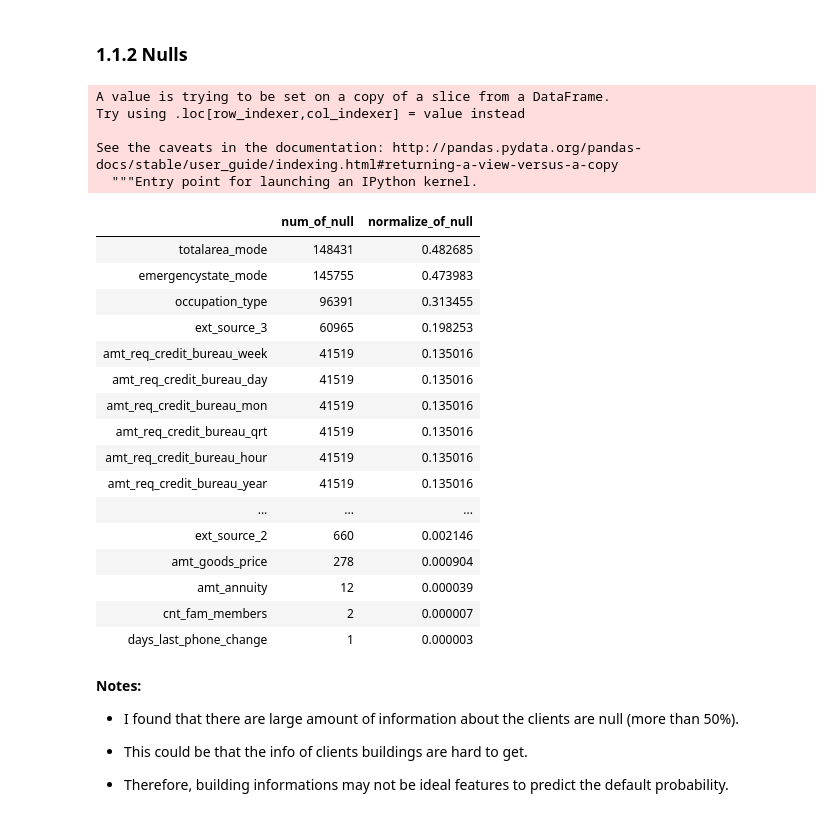
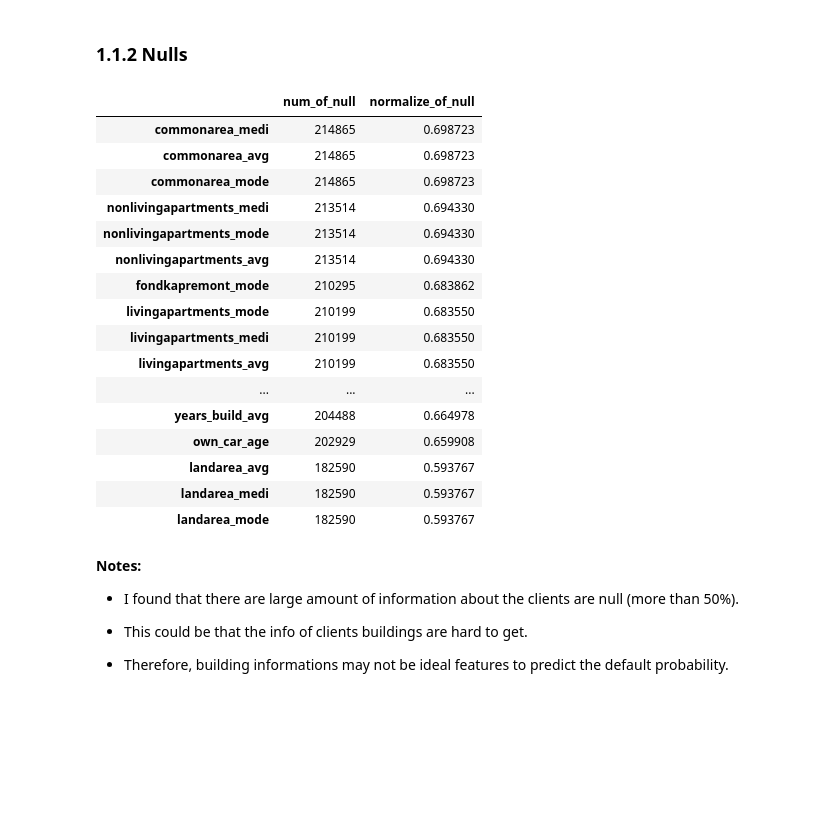
Before and after one commit to xcao38/data_mining_pjt, a Jupyter notebook: credit_defult_risk.ipynb, the cells around one changed output. Cells and saved outputs as stored; diff of their text form; code cells hidden in the pictures; blank space fills up the shorter version.

```diff
--- a/credit_defult_risk.ipynb
+++ b/credit_defult_risk.ipynb
@@ -65,5 +65,3 @@ Name: target, dtype: float64
 We can tell that there are around 92% of the examples in the positive class (0) and there are around 8% of examples in the negative class (1).
 # %% [markdown]
 ### 1.1.2 Nulls
-# %%
-null_stats = app_train.isnull().sum().to_frame()
@@ -73,31 +68,32 @@ null_stats.columns = ['num_of_null']
-# %%
-null_stats['normalize_of_null'] = null_stats['num_of_null']/len(app_train)
-# %% [output]
-A value is trying to be set on a copy of a slice from a DataFrame.
-Try using .loc[row_indexer,col_indexer] = value instead
-
-See the caveats in the documentation: http://pandas.pydata.org/pandas-docs/stable/user_guide/indexing.html#returning-a-view-versus-a-copy
-  """Entry point for launching an IPython kernel.
-# %%
-null_stats.sort_values(by='num_of_null',ascending = False)[-20:]
-# %% [output]
-|  | num_of_null | normalize_of_null |
-| totalarea_mode | 148431 | 0.482685 |
-| emergencystate_mode | 145755 | 0.473983 |
-| occupation_type | 96391 | 0.313455 |
-| ext_source_3 | 60965 | 0.198253 |
-| amt_req_credit_bureau_week | 41519 | 0.135016 |
-| amt_req_credit_bureau_day | 41519 | 0.135016 |
-| amt_req_credit_bureau_mon | 41519 | 0.135016 |
-| amt_req_credit_bureau_qrt | 41519 | 0.135016 |
-| amt_req_credit_bureau_hour | 41519 | 0.135016 |
-| amt_req_credit_bureau_year | 41519 | 0.135016 |
-| ... | ... | ... |
-| ext_source_2 | 660 | 0.002146 |
-| amt_goods_price | 278 | 0.000904 |
-| amt_annuity | 12 | 0.000039 |
-| cnt_fam_members | 2 | 0.000007 |
-| days_last_phone_change | 1 | 0.000003 |
+# %%
+def get_null_stats(table):
+    null_stats = table.isnull().sum().to_frame()
+    null_stats = null_stats[(null_stats!=0).all(axis = 1)]
+    null_stats.columns = ['num_of_null']
+    null_stats['normalize_of_null'] = null_stats['num_of_null']/len(table)
+    null_stats = null_stats.sort_values(by='num_of_null',ascending = False)
+    return null_stats
+# %%
+null_stats = get_null_stats(table=app_train)
+null_stats[:20]
+# %% [output]
+|  | num_of_null | normalize_of_null |
+| commonarea_medi | 214865 | 0.698723 |
+| commonarea_avg | 214865 | 0.698723 |
+| commonarea_mode | 214865 | 0.698723 |
+| nonlivingapartments_medi | 213514 | 0.694330 |
+| nonlivingapartments_mode | 213514 | 0.694330 |
+| nonlivingapartments_avg | 213514 | 0.694330 |
+| fondkapremont_mode | 210295 | 0.683862 |
+| livingapartments_mode | 210199 | 0.683550 |
+| livingapartments_medi | 210199 | 0.683550 |
+| livingapartments_avg | 210199 | 0.683550 |
+| ... | ... | ... |
+| years_build_avg | 204488 | 0.664978 |
+| own_car_age | 202929 | 0.659908 |
+| landarea_avg | 182590 | 0.593767 |
+| landarea_medi | 182590 | 0.593767 |
+| landarea_mode | 182590 | 0.593767 |
 # %% [markdown]
 **Notes:**
 
```
Also changed, not shown: parts of 22 cells of this notebook.
